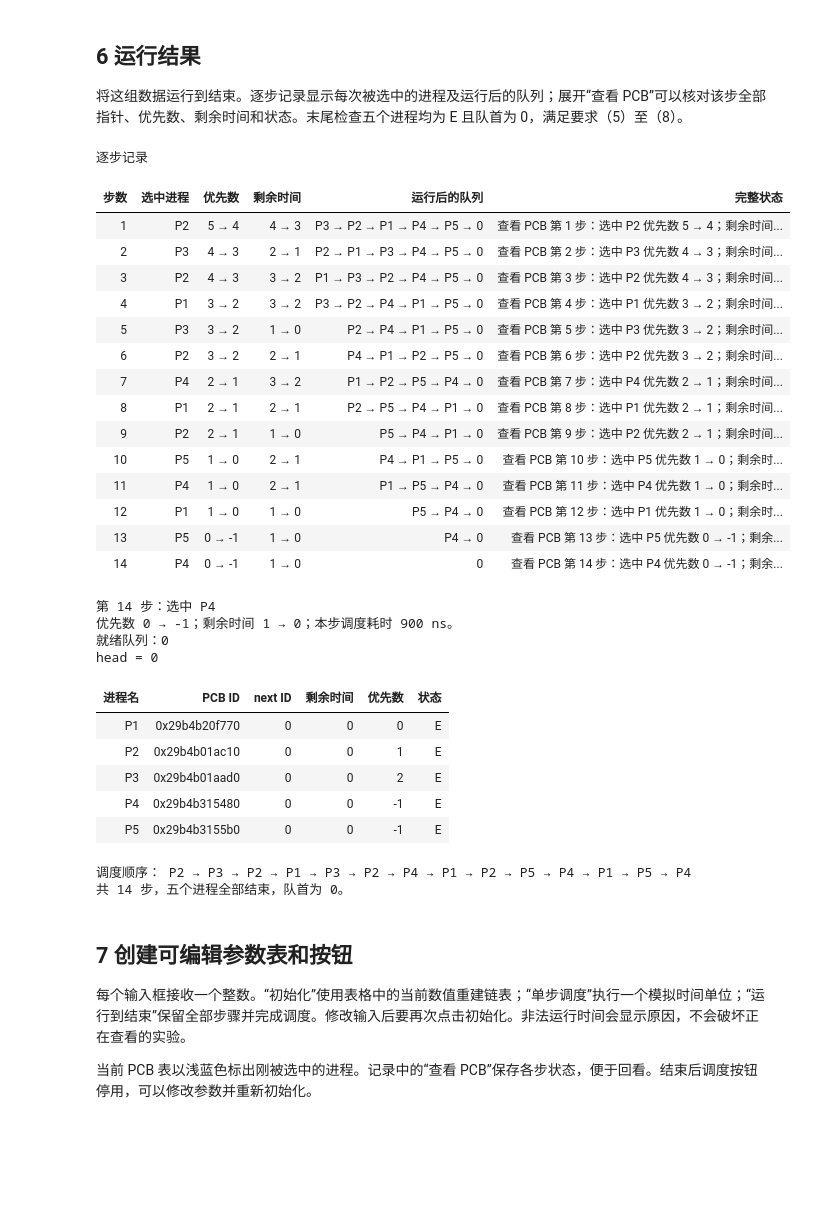
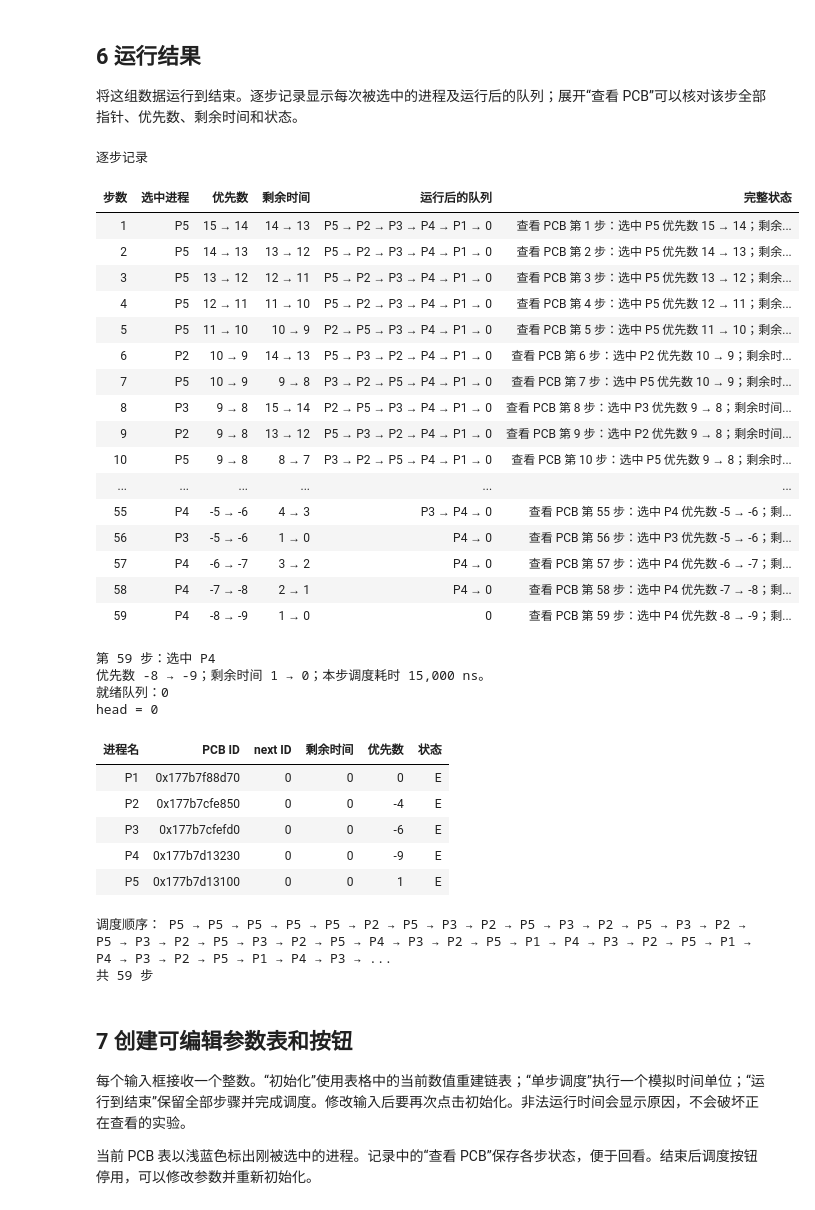
Before and after one commit to SpringFieldCafe/operating-system, a Jupyter notebook: exp4/src/实验4_动态优先数进程调度.ipynb, the cells around one changed output. Drawn from its saved outputs; the diff is of its cells as text; code cells hidden in the pictures; blank space fills up the shorter version.

```diff
--- a/exp4/src/实验4_动态优先数进程调度.ipynb
+++ b/exp4/src/实验4_动态优先数进程调度.ipynb
@@ -245,5 +212,5 @@ def styled_html(content):
 # %%
-DEFAULT_INPUT = [(3, 3), (5, 4), (4, 2), (2, 3), (1, 2)]
+DEFAULT_INPUT = [(randint(1, 15), randint(1, 15)) for _ in range(5)]
 example = Scheduler(DEFAULT_INPUT)
 display(styled_html(state_html(example.history[0])))
 # %% [output]
@@ -259,46 +226,45 @@ head = 0x29b4b01ac10
 # %% [markdown]
 ## 6 运行结果
 
-将这组数据运行到结束。逐步记录显示每次被选中的进程及运行后的队列；展开“查看 PCB”可以核对该步全部指针、优先数、剩余时间和状态。末尾检查五个进程均为 E 且队首为 0，满足要求（5）至（8）。
+将这组数据运行到结束。逐步记录显示每次被选中的进程及运行后的队列；展开“查看 PCB”可以核对该步全部指针、优先数、剩余时间和状态。
 # %%
 example.run_to_end()
 display(styled_html(history_html(example.history)))
 display(styled_html(state_html(example.history[-1])))
-assert example.tick == example.total_runtime == 14
-assert example.head == 0
-assert all(pcb.state == "E" and pcb.remaining == 0 and pcb.next == 0
-           for pcb in example.memory.values())
+
 print("调度顺序：", " → ".join(record["selected"] for record in example.history[1:]))
-print(f"共 {example.tick} 步，五个进程全部结束，队首为 0。")
+print(f"共 {example.tick} 步")
 # %% [output]
 逐步记录
 | 步数 | 选中进程 | 优先数 | 剩余时间 | 运行后的队列 | 完整状态 |
-| 1 | P2 | 5 → 4 | 4 → 3 | P3 → P2 → P1 → P4 → P5 → 0 | 查看 PCB 第 1 步：选中 P2 优先数 5 → 4；剩余时间... |
-| 2 | P3 | 4 → 3 | 2 → 1 | P2 → P1 → P3 → P4 → P5 → 0 | 查看 PCB 第 2 步：选中 P3 优先数 4 → 3；剩余时间... |
-| 3 | P2 | 4 → 3 | 3 → 2 | P1 → P3 → P2 → P4 → P5 → 0 | 查看 PCB 第 3 步：选中 P2 优先数 4 → 3；剩余时间... |
-| 4 | P1 | 3 → 2 | 3 → 2 | P3 → P2 → P4 → P1 → P5 → 0 | 查看 PCB 第 4 步：选中 P1 优先数 3 → 2；剩余时间... |
-| 5 | P3 | 3 → 2 | 1 → 0 | P2 → P4 → P1 → P5 → 0 | 查看 PCB 第 5 步：选中 P3 优先数 3 → 2；剩余时间... |
-| 6 | P2 | 3 → 2 | 2 → 1 | P4 → P1 → P2 → P5 → 0 | 查看 PCB 第 6 步：选中 P2 优先数 3 → 2；剩余时间... |
-| 7 | P4 | 2 → 1 | 3 → 2 | P1 → P2 → P5 → P4 → 0 | 查看 PCB 第 7 步：选中 P4 优先数 2 → 1；剩余时间... |
-| 8 | P1 | 2 → 1 | 2 → 1 | P2 → P5 → P4 → P1 → 0 | 查看 PCB 第 8 步：选中 P1 优先数 2 → 1；剩余时间... |
-| 9 | P2 | 2 → 1 | 1 → 0 | P5 → P4 → P1 → 0 | 查看 PCB 第 9 步：选中 P2 优先数 2 → 1；剩余时间... |
-| 10 | P5 | 1 → 0 | 2 → 1 | P4 → P1 → P5 → 0 | 查看 PCB 第 10 步：选中 P5 优先数 1 → 0；剩余时... |
-| 11 | P4 | 1 → 0 | 2 → 1 | P1 → P5 → P4 → 0 | 查看 PCB 第 11 步：选中 P4 优先数 1 → 0；剩余时... |
-| 12 | P1 | 1 → 0 | 1 → 0 | P5 → P4 → 0 | 查看 PCB 第 12 步：选中 P1 优先数 1 → 0；剩余时... |
-| 13 | P5 | 0 → -1 | 1 → 0 | P4 → 0 | 查看 PCB 第 13 步：选中 P5 优先数 0 → -1；剩余... |
-| 14 | P4 | 0 → -1 | 1 → 0 | 0 | 查看 PCB 第 14 步：选中 P4 优先数 0 → -1；剩余... |
+| 1 | P5 | 15 → 14 | 14 → 13 | P5 → P2 → P3 → P4 → P1 → 0 | 查看 PCB 第 1 步：选中 P5 优先数 15 → 14；剩余... |
+| 2 | P5 | 14 → 13 | 13 → 12 | P5 → P2 → P3 → P4 → P1 → 0 | 查看 PCB 第 2 步：选中 P5 优先数 14 → 13；剩余... |
+| 3 | P5 | 13 → 12 | 12 → 11 | P5 → P2 → P3 → P4 → P1 → 0 | 查看 PCB 第 3 步：选中 P5 优先数 13 → 12；剩余... |
+| 4 | P5 | 12 → 11 | 11 → 10 | P5 → P2 → P3 → P4 → P1 → 0 | 查看 PCB 第 4 步：选中 P5 优先数 12 → 11；剩余... |
+| 5 | P5 | 11 → 10 | 10 → 9 | P2 → P5 → P3 → P4 → P1 → 0 | 查看 PCB 第 5 步：选中 P5 优先数 11 → 10；剩余... |
+| 6 | P2 | 10 → 9 | 14 → 13 | P5 → P3 → P2 → P4 → P1 → 0 | 查看 PCB 第 6 步：选中 P2 优先数 10 → 9；剩余时... |
+| 7 | P5 | 10 → 9 | 9 → 8 | P3 → P2 → P5 → P4 → P1 → 0 | 查看 PCB 第 7 步：选中 P5 优先数 10 → 9；剩余时... |
+| 8 | P3 | 9 → 8 | 15 → 14 | P2 → P5 → P3 → P4 → P1 → 0 | 查看 PCB 第 8 步：选中 P3 优先数 9 → 8；剩余时间... |
+| 9 | P2 | 9 → 8 | 13 → 12 | P5 → P3 → P2 → P4 → P1 → 0 | 查看 PCB 第 9 步：选中 P2 优先数 9 → 8；剩余时间... |
+| 10 | P5 | 9 → 8 | 8 → 7 | P3 → P2 → P5 → P4 → P1 → 0 | 查看 PCB 第 10 步：选中 P5 优先数 9 → 8；剩余时... |
+| ... | ... | ... | ... | ... | ... |
+| 55 | P4 | -5 → -6 | 4 → 3 | P3 → P4 → 0 | 查看 PCB 第 55 步：选中 P4 优先数 -5 → -6；剩... |
+| 56 | P3 | -5 → -6 | 1 → 0 | P4 → 0 | 查看 PCB 第 56 步：选中 P3 优先数 -5 → -6；剩... |
+| 57 | P4 | -6 → -7 | 3 → 2 | P4 → 0 | 查看 PCB 第 57 步：选中 P4 优先数 -6 → -7；剩... |
+| 58 | P4 | -7 → -8 | 2 → 1 | P4 → 0 | 查看 PCB 第 58 步：选中 P4 优先数 -7 → -8；剩... |
+| 59 | P4 | -8 → -9 | 1 → 0 | 0 | 查看 PCB 第 59 步：选中 P4 优先数 -8 → -9；剩... |
-第 14 步：选中 P4
-优先数 0 → -1；剩余时间 1 → 0；本步调度耗时 900 ns。
+第 59 步：选中 P4
+优先数 -8 → -9；剩余时间 1 → 0；本步调度耗时 15,000 ns。
 就绪队列：0
 head = 0
 | 进程名 | PCB ID | next ID | 剩余时间 | 优先数 | 状态 |
-| P1 | 0x29b4b20f770 | 0 | 0 | 0 | E |
-| P2 | 0x29b4b01ac10 | 0 | 0 | 1 | E |
-| P3 | 0x29b4b01aad0 | 0 | 0 | 2 | E |
-| P4 | 0x29b4b315480 | 0 | 0 | -1 | E |
-| P5 | 0x29b4b3155b0 | 0 | 0 | -1 | E |
+| P1 | 0x177b7f88d70 | 0 | 0 | 0 | E |
+| P2 | 0x177b7cfe850 | 0 | 0 | -4 | E |
+| P3 | 0x177b7cfefd0 | 0 | 0 | -6 | E |
+| P4 | 0x177b7d13230 | 0 | 0 | -9 | E |
+| P5 | 0x177b7d13100 | 0 | 0 | 1 | E |
-调度顺序： P2 → P3 → P2 → P1 → P3 → P2 → P4 → P1 → P2 → P5 → P4 → P1 → P5 → P4
-共 14 步，五个进程全部结束，队首为 0。
+调度顺序： P5 → P5 → P5 → P5 → P5 → P2 → P5 → P3 → P2 → P5 → P3 → P2 → P5 → P3 → P2 → P5 → P3 → P2 → P5 → P3 → P2 → P5 → P4 → P3 → P2 → P5 → P1 → P4 → P3 → P2 → P5 → P1 → P4 → P3 → P2 → P5 → P1 → P4 → P3 → ...
+共 59 步
 # %% [markdown]
 ## 7 创建可编辑参数表和按钮
 
```
Also changed, not shown: parts of 15 cells of this notebook, 5 other files.
